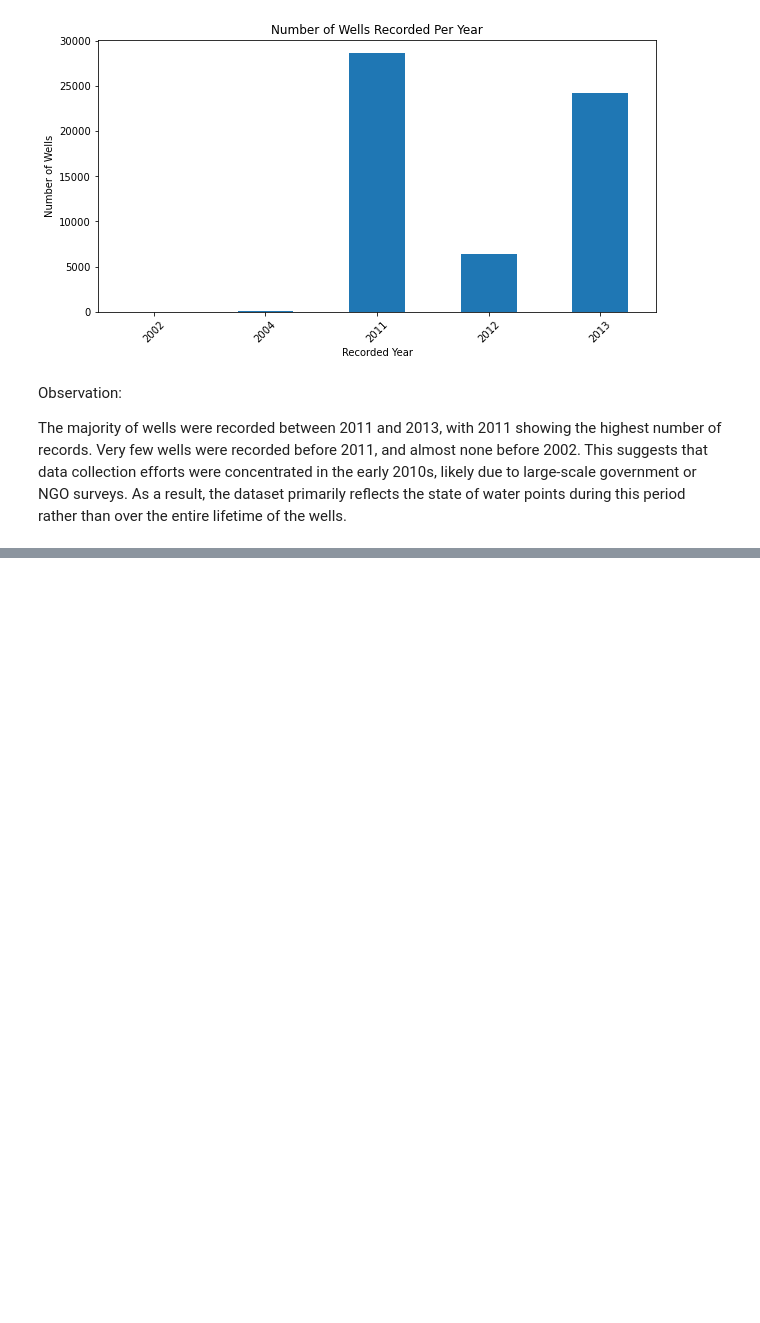
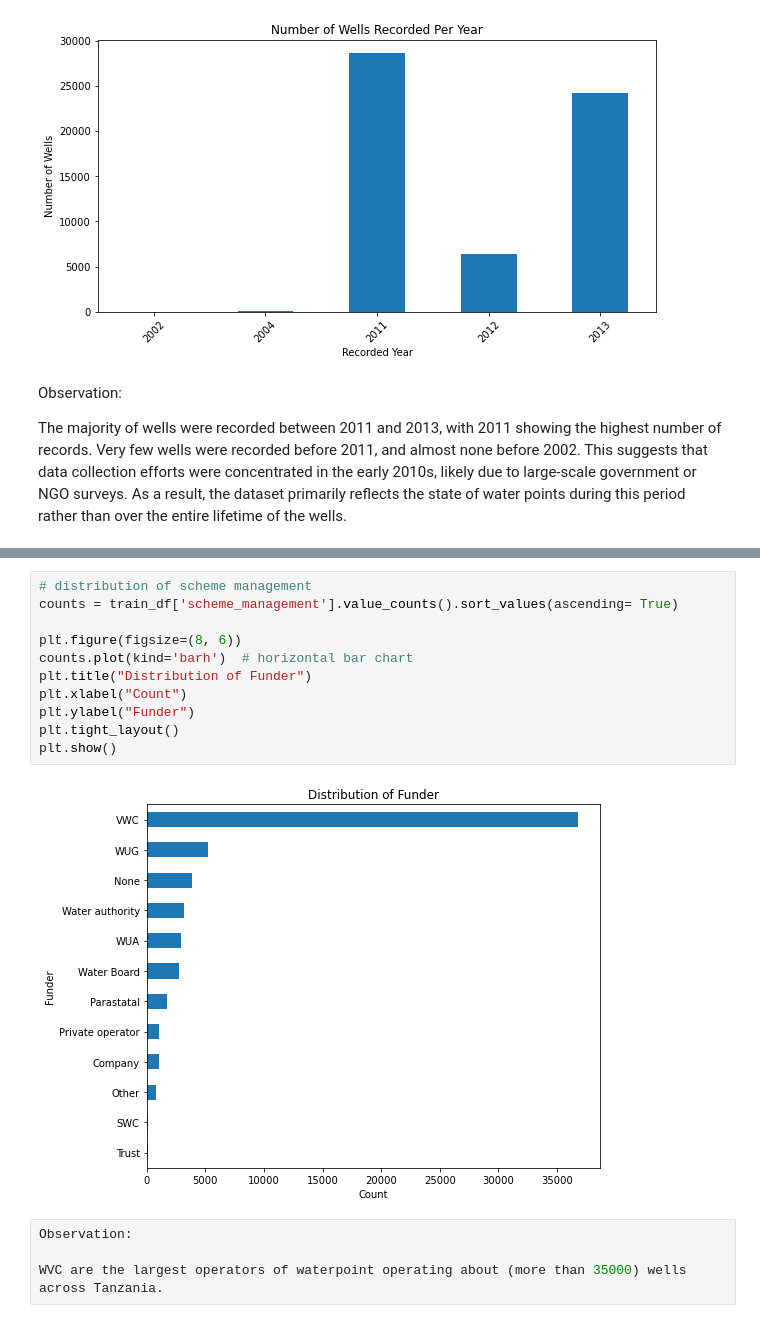
Before and after one commit to sharleneateyo/phase_3_project, a Jupyter notebook: notebook.ipynb, the cells around one changed output, grey strips where cells are left out. Drawn from its saved outputs; the diff is of its cells as text; blank space fills up the shorter version.

```diff
--- a/notebook.ipynb
+++ b/notebook.ipynb
@@ -1339,0 +1351,17 @@ plt.show()
+# %%
+# distribution of scheme management
+counts = train_df['scheme_management'].value_counts().sort_values(ascending= True)
+
+plt.figure(figsize=(8, 6))
+counts.plot(kind='barh')  # horizontal bar chart
+plt.title("Distribution of Funder")
+plt.xlabel("Count")
+plt.ylabel("Funder")
+plt.tight_layout()
+plt.show()
+# %% [output]
+[figure, added]
+# %%
+Observation:
+
+WVC are the largest operators of waterpoint operating about (more than 35000) wells across Tanzania.
```
Also changed, not shown: parts of 18 cells of this notebook.
